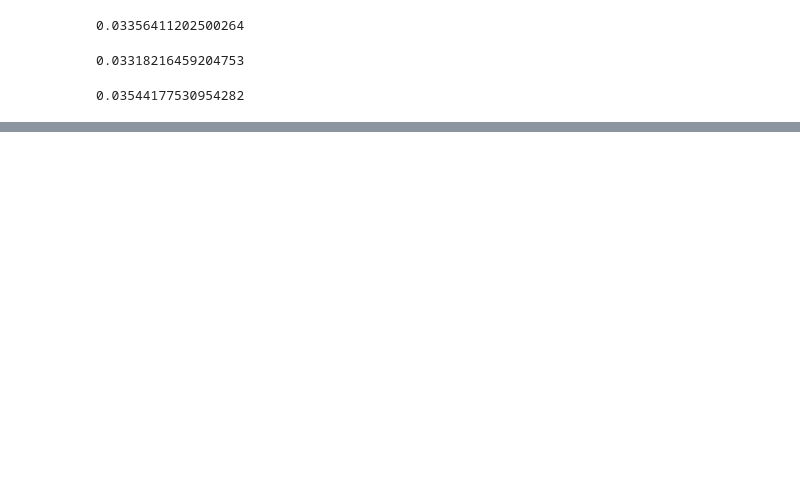
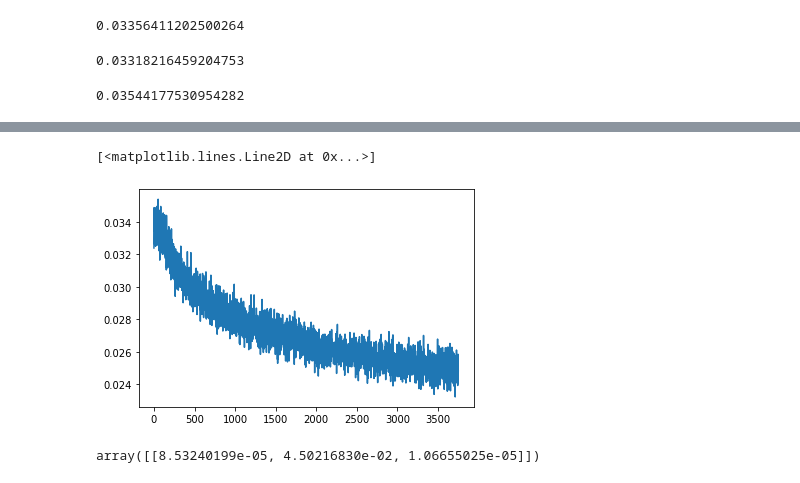
Before and after one commit to HastingsGreer/InverseConsistency, a Jupyter notebook: notebooks/InvestigateLosses.ipynb, the cells around one changed output, grey strips where cells are left out. Cells and saved outputs as stored; diff of their text form; code cells hidden in the pictures; blank space fills up the shorter version.

```diff
--- a/notebooks/InvestigateLosses.ipynb
+++ b/notebooks/InvestigateLosses.ipynb
@@ -229,0 +240,9 @@ plt.plot(losses("../results/affine_deformable_knee_nopretrain3/")[:, j])
+# %%
+plt.plot(losses("../../results_InverseConsistency_pre_refactor/knee_chunky_middle_7/")[:last, j])
+# %% [output]
+[<matplotlib.lines.Line2D at 0x...>]
+[figure, added]
+# %%
+losses("../results/double_deformable_knee_lambda400/")
+# %% [output]
+array([[8.53240199e-05, 4.50216830e-02, 1.06655025e-05]])
```
Also changed, not shown: parts of 8 cells of this notebook, 4 other files.
